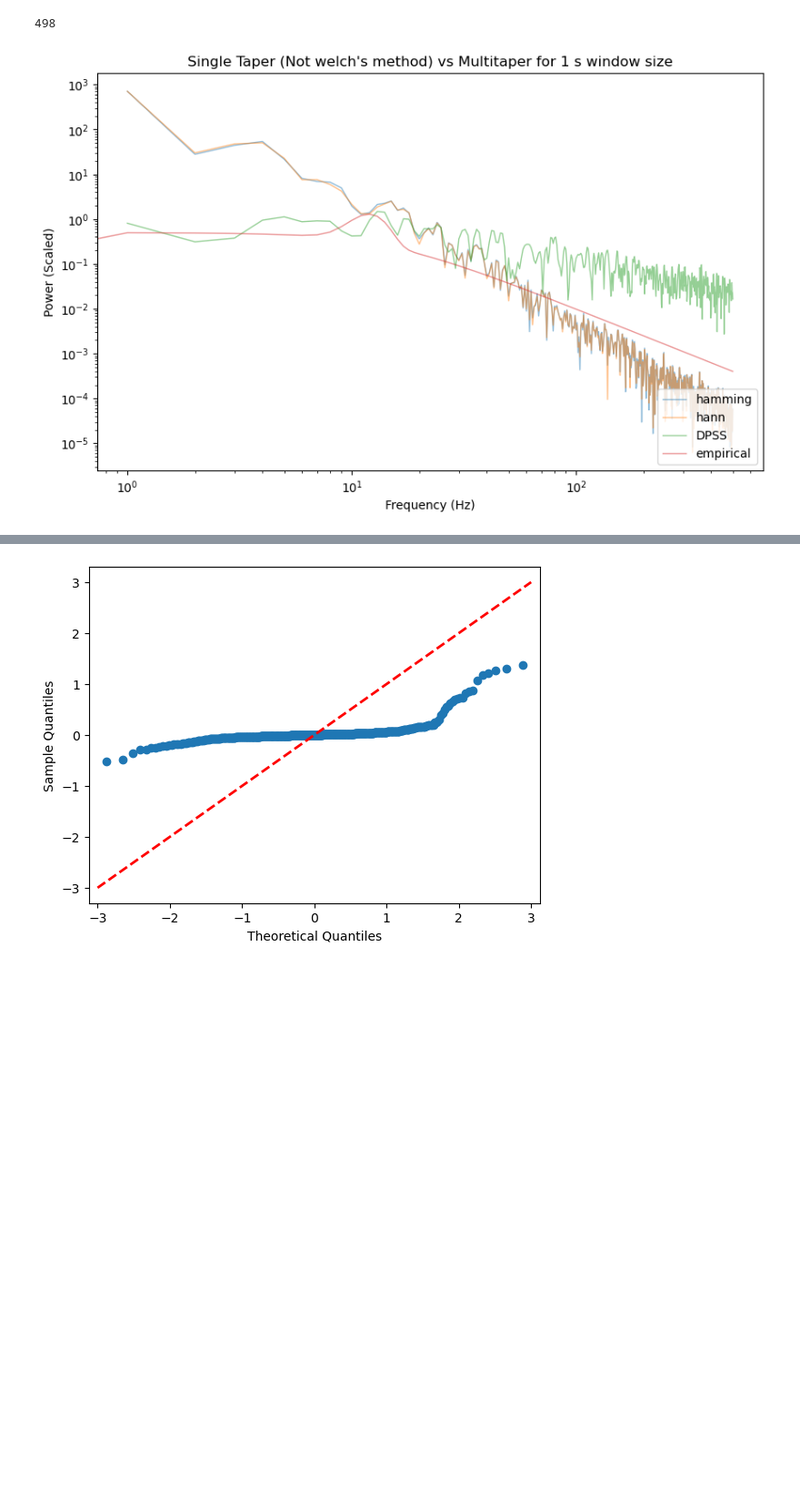
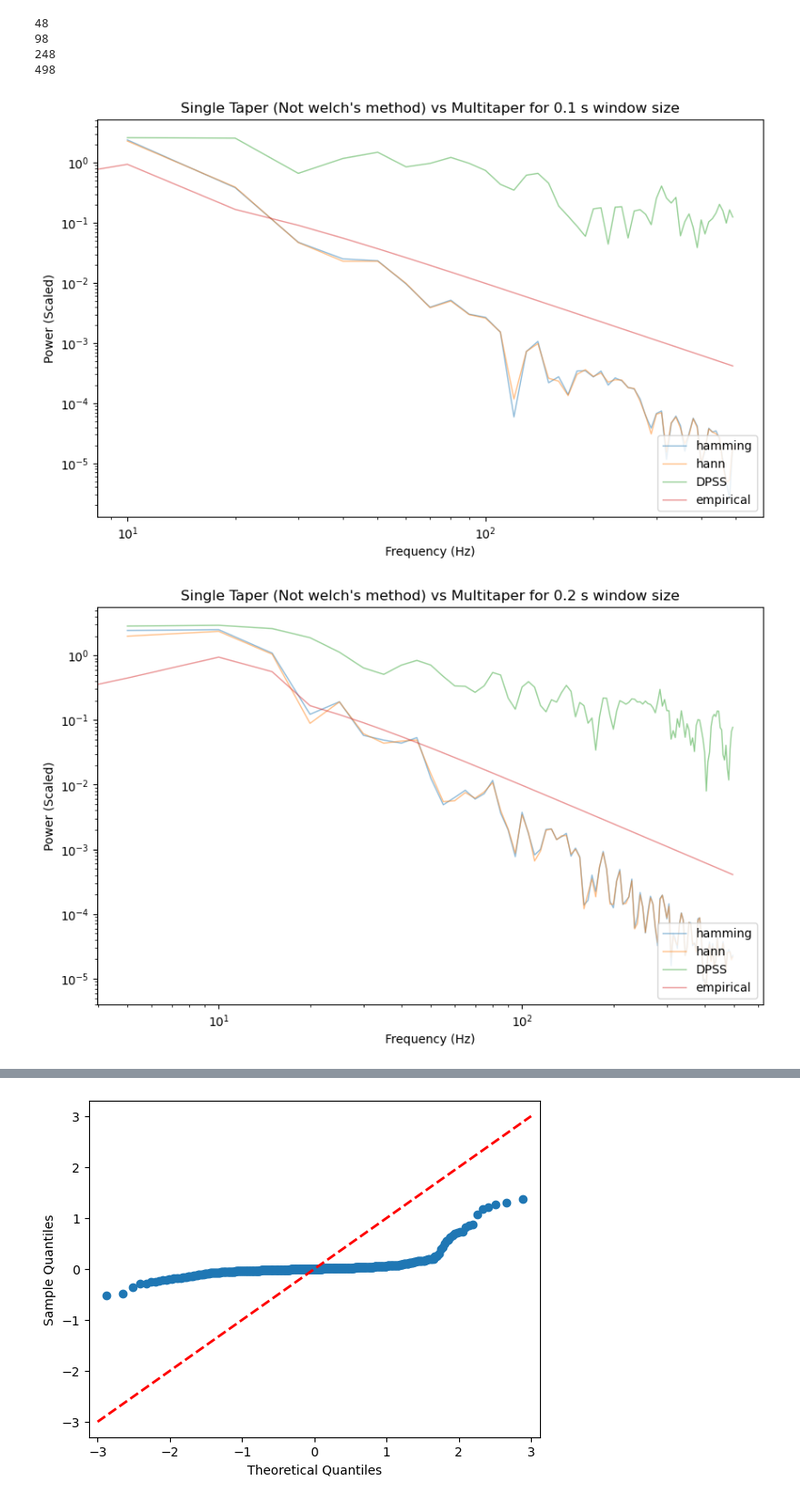
Before and after one commit to anika-kum/spectral-analysis-comparison, a Jupyter notebook: notebook.ipynb, the cells around one changed output, grey strips where cells are left out. Shown at 91% size. Cells and saved outputs as stored; diff of their text form; code cells hidden in the pictures; blank space fills up the shorter version.

Commit message:
fixed empirical plotting

```diff
--- a/notebook.ipynb
+++ b/notebook.ipynb
@@ -60,16 +60,22 @@ def plot_multi_taper(spectrum, duration, sampling_rate, isOneTaper=False):
 # %%
 frqs_single, fft_result_single = 0, 0
 frqs_multi, fft_result_multi = 0, 0
 for i, window in enumerate(window_size_options):
     plt.figure(figsize=(10, 6))
     plt.xlabel("Frequency (Hz)")
     plt.ylabel("Power (Scaled)")
     plt.legend(loc="lower right")
     frqs_single, fft_result_single = plot_single_taper(generated_data[i], taper_options=['hamming', 'hann'], sampling_rate=sampling_rate) # TODO, reparse fft_results because right now I'm only running 1 window size
     frqs_multi, fft_result_multi = plot_multi_taper(generated_data[i], duration=window_size_options[i], sampling_rate=sampling_rate, isOneTaper=False)
-    plt.loglog(generated_data[i].frequency_domain.combined_spectrum, linewidth=1, alpha=0.5, label='empirical')
+    N = len(generated_data[i].time_domain.combined_signal)
+    freqs = np.fft.fftfreq(N, d=1/sampling_rate)[0:N//2] # starting from 1 to avoid a divide by 0 error later.
+    plt.loglog(freqs, generated_data[i].frequency_domain.combined_spectrum, linewidth=1, alpha=0.5, label='empirical')
     plt.legend(loc="lower right")
     plt.title(f"Single Taper (Not welch's method) vs Multitaper for {window} s window size")
 # %% [output]
+48
+98
+248
 498
-[figure, old version]
+[figure, new version]
+[figure, added]
```
Also changed, not shown: parts of 1 cell of this notebook.
